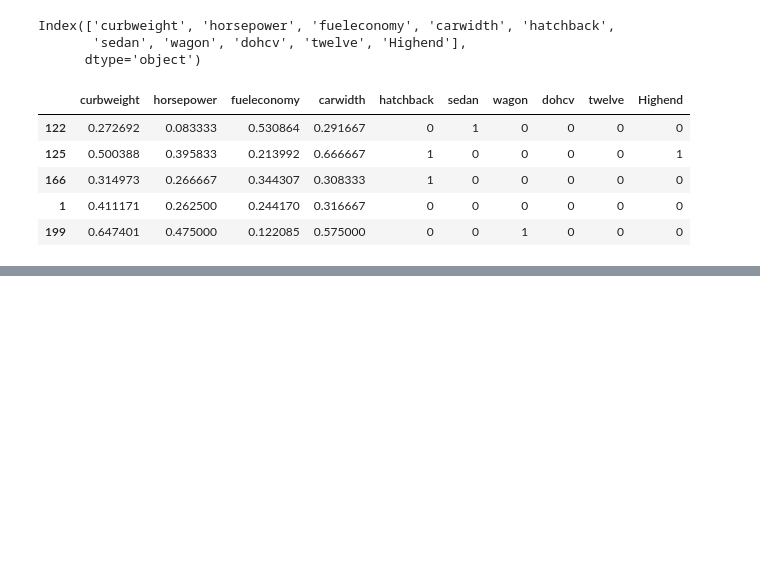
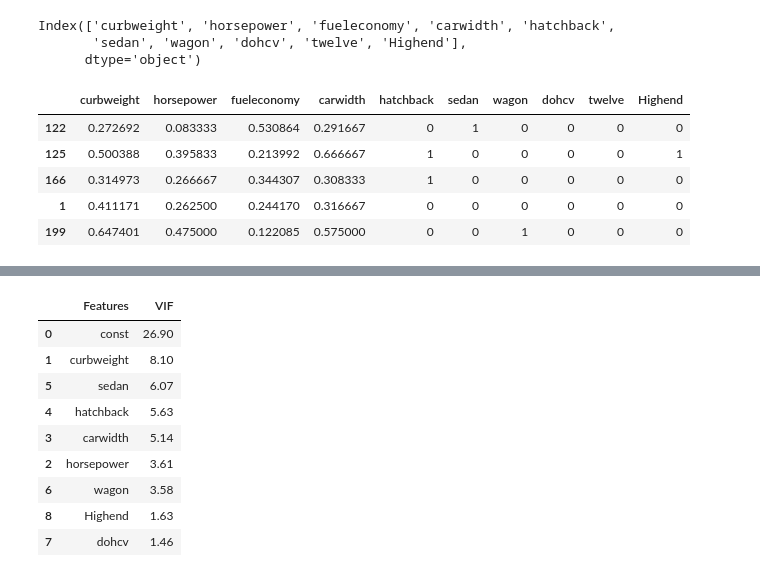
Before and after one commit to ptanner925/us_car_price, a Jupyter notebook: car_eda.ipynb, the cells around one changed output, grey strips where cells are left out. Drawn from its saved outputs; the diff is of its cells as text; code cells hidden in the pictures; blank space fills up the shorter version.

```diff
--- a/car_eda.ipynb
+++ b/car_eda.ipynb
@@ -481,0 +502,4 @@ def checkVIF(X):
+# %%
+X_train_new = X_train_rfe.drop(["twelve"], axis = 1)
+# %%
+X_train_new = build_model(X_train_new,y_train)
@@ -481,0 +524,4 @@ def checkVIF(X):
+# %%
+X_train_new = X_train_new.drop(["fueleconomy"], axis = 1)
+# %%
+X_train_new = build_model(X_train_new,y_train)
@@ -481,0 +546,14 @@ def checkVIF(X):
+# %%
+#Calculating the Variance Inflation Factor
+checkVIF(X_train_new)
+# %% [output]
+|  | Features | VIF |
+| 0 | const | 26.90 |
+| 1 | curbweight | 8.10 |
+| 5 | sedan | 6.07 |
+| 4 | hatchback | 5.63 |
+| 3 | carwidth | 5.14 |
+| 2 | horsepower | 3.61 |
+| 6 | wagon | 3.58 |
+| 8 | Highend | 1.63 |
+| 7 | dohcv | 1.46 |
```
Also changed, not shown: parts of 23 cells of this notebook.
